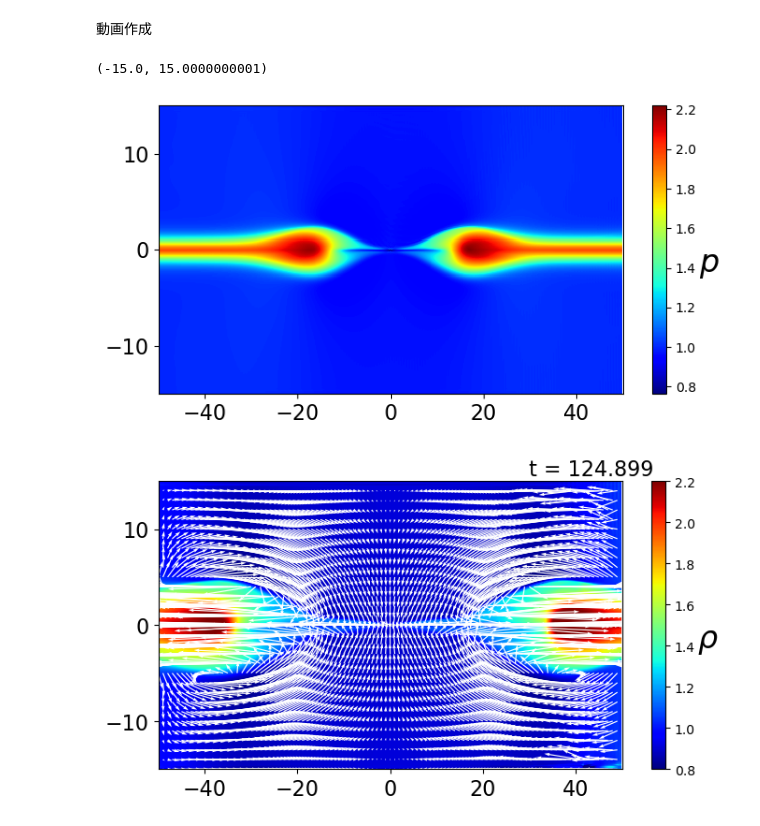
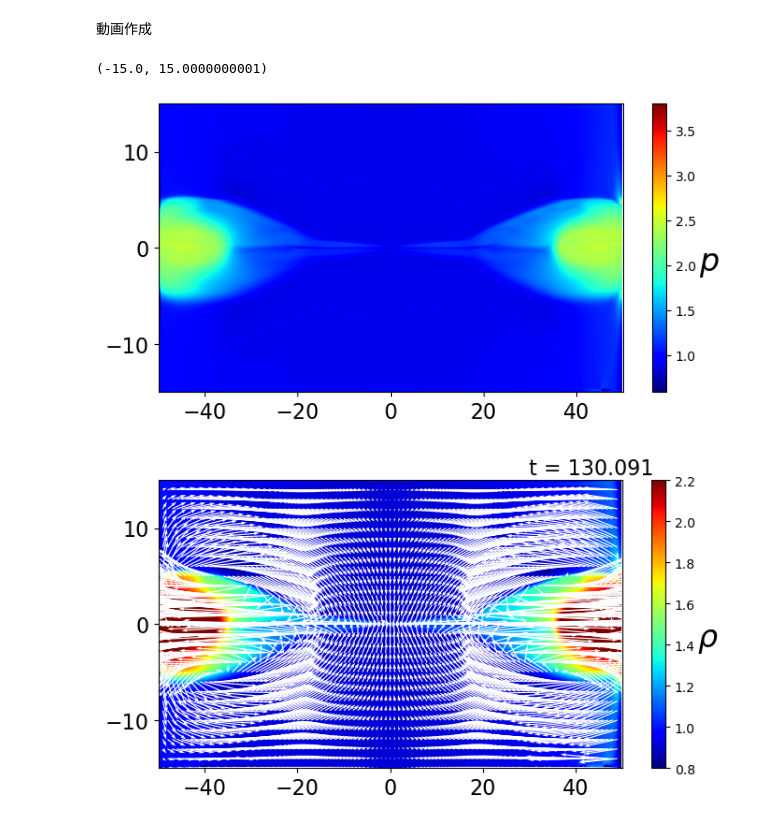
Before and after one commit to Keita-A/RadiativeMHD-simulation, a Jupyter notebook: MR_GPU.ipynb, the cells around one changed output. Cells and saved outputs as stored; diff of their text form; code cells hidden in the pictures.

```diff
--- a/MR_GPU.ipynb
+++ b/MR_GPU.ipynb
@@ -448,36 +463,36 @@ fig = plt.figure(figsize=(8, 4))
 ax1 = fig.add_subplot(111)
 
 log = np.loadtxt("log_mr.txt", delimiter=',')
-step = 3000
+step = 10000
 
 U = np.load(f"results_mr/U_{step}.npy")
 rho = U[0, :, :]
 u = U[1, :, :] / rho
 v = U[2, :, :] / rho
 w = U[3, :, :] / rho
 Bx = U[4, :, :]
 By = U[5, :, :]
 Bz = U[6, :, :]
 e = U[7, :, :]
 p = (gamma-1) * (e - rho*(u**2+v**2+w**2)/2 - (Bx**2+By**2+Bz**2)/2)
 magnetic_pressure = 1/2 * (Bx**2+By**2+Bz**2)
 pT = p + magnetic_pressure
 
 contour = ax1.pcolormesh(X, Y, (rho).T, cmap='jet')
 cbar = plt.colorbar(contour, ax=ax1)
 cbar.set_label(r"$p$", fontsize=24, rotation=0, labelpad=10)
 quiver_interval = 10
 #ax1.quiver(X[::quiver_interval, ::quiver_interval], Y[::quiver_interval, ::quiver_interval],
 #        u[::quiver_interval, ::quiver_interval].T, v[::quiver_interval, ::quiver_interval].T,
 #        scale=1, color='white')
 
 #ax1.text(0.8, 1.02, f"t = {log[int(step/100)][1]:.3f}", transform=ax1.transAxes, fontsize=16)
 ax1.tick_params(labelsize=16)
 ax1.set_xlim(-x_max, x_max+1e-10)
 ax1.set_ylim(-y_max, y_max+1e-10)
 # %% [output]
 (-15.0, 15.0000000001)
-[figure, old version]
+[figure, new version]
 # %%
 fig = plt.figure(figsize=(8, 4))
 ax1 = fig.add_subplot(111)
@@ -530,4 +545,4 @@ for step in range(0, total_steps+interval, interval):
     video.write(img)
 video.release()
 # %% [output]
-[figure, old version]
+[figure, new version]
```
Also changed, not shown: parts of 1 cell of this notebook, 1 other file.
